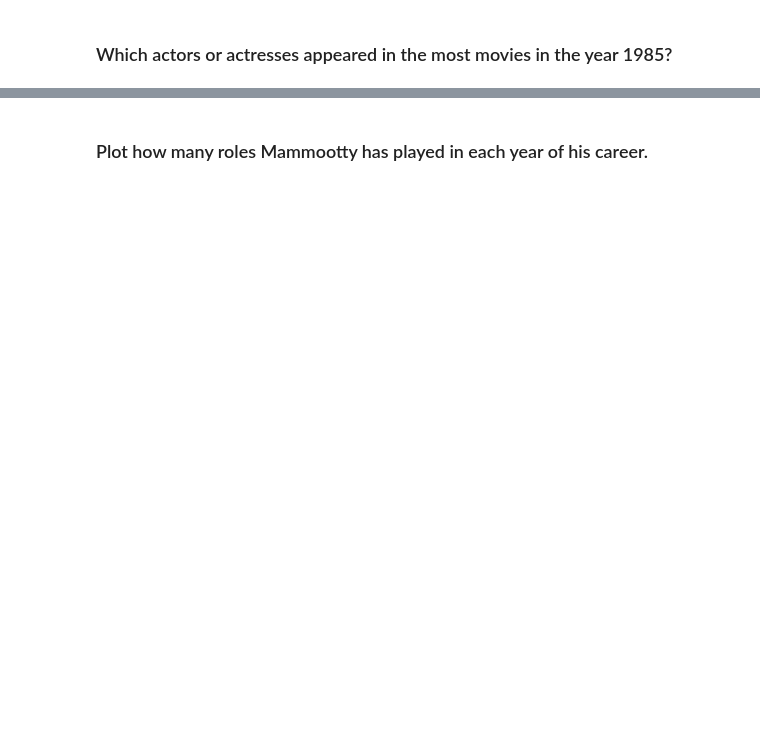
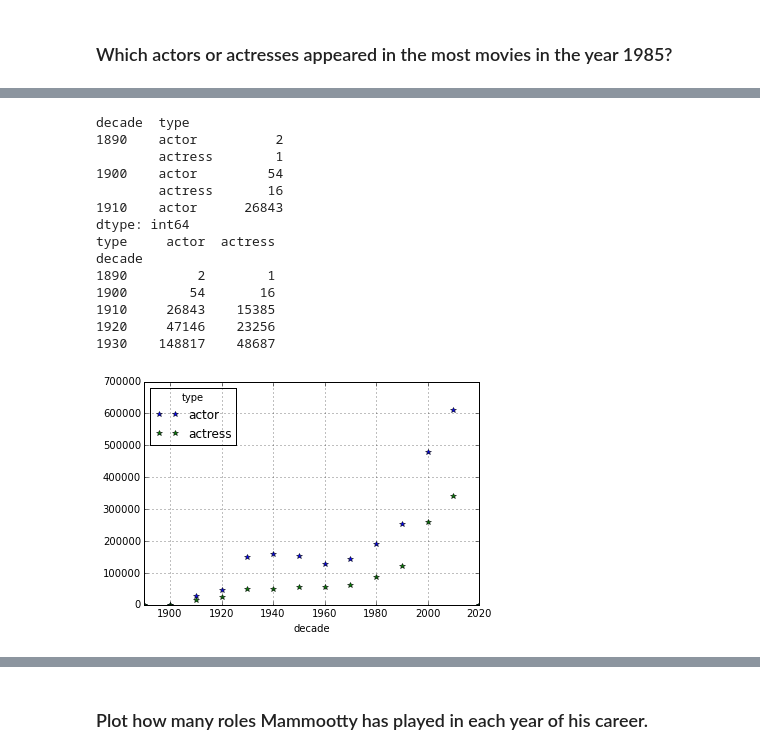
Before and after one commit to hjerpe/pycon-pandas-tutorial, a Jupyter notebook: Exercises-2.ipynb, the cells around one changed output, grey strips where cells are left out. Cells and saved outputs as stored; diff of their text form; code cells hidden in the pictures; blank space fills up the shorter version.

```diff
--- a/Exercises-2.ipynb
+++ b/Exercises-2.ipynb
@@ -225 +223,23 @@ Kaori (II) Aso       1
 dtype: int64
+# %%
+c = df
+g = c.groupby([c.decade, 'type']).size()
+print(g.head())
+print(g.unstack('type').fillna(0).head())
+g.unstack('type').fillna(0).plot(style='*');
+# %% [output]
+decade  type
+1890    actor          2
+        actress        1
+1900    actor         54
+        actress       16
+1910    actor      26843
+dtype: int64
+type     actor  actress
+decade
+1890         2        1
+1900        54       16
+1910     26843    15385
+1920     47146    23256
+1930    148817    48687
+[figure, added]
```
Also changed, not shown: parts of 12 cells of this notebook.
